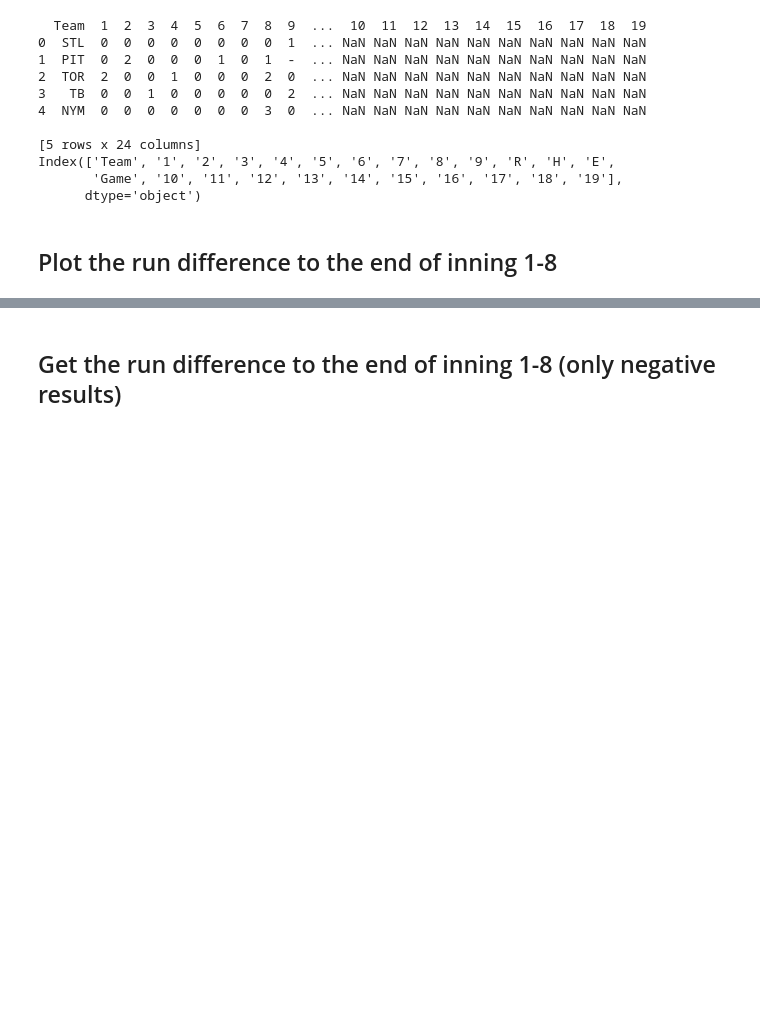
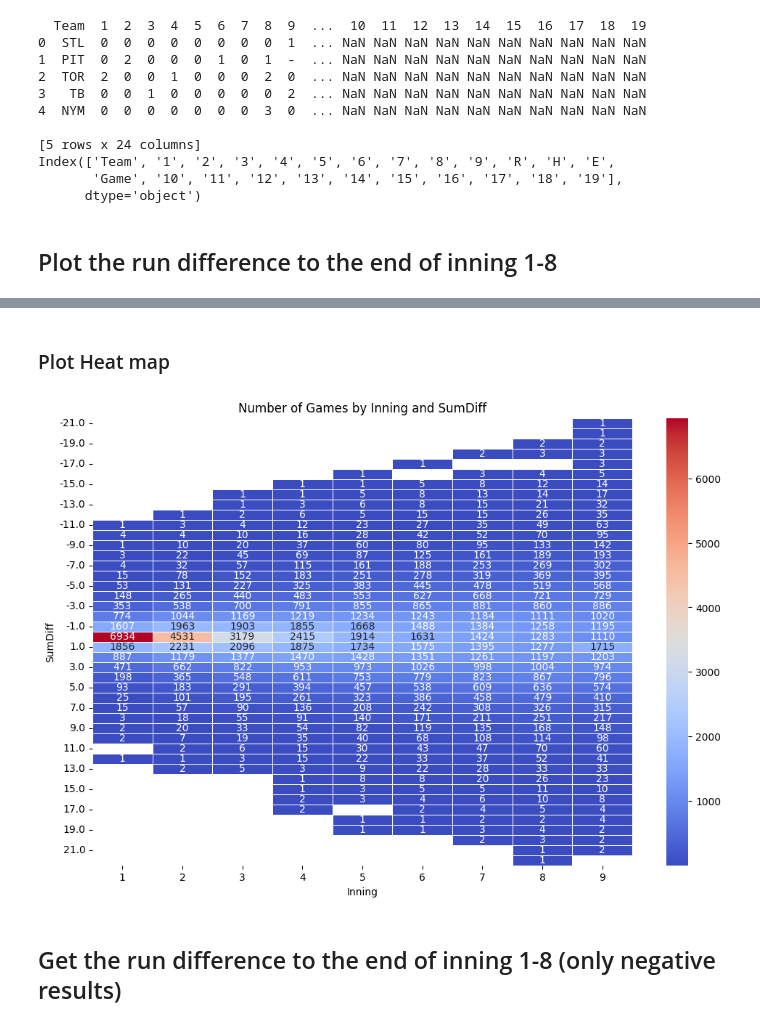
Before and after one commit to lbwei1016/Statistics-2024, a Jupyter notebook: descriptive_analysis.ipynb, the cells around one changed output, grey strips where cells are left out. Saved outputs shown, nothing was run; the diff lists cells and outputs as text; code cells hidden in the pictures; blank space fills up the shorter version.

```diff
--- a/descriptive_analysis.ipynb
+++ b/descriptive_analysis.ipynb
@@ -105,3 +108,57 @@ This block in commented for overall efficiency.
+# %% [markdown]
+### Plot Heat map
+# %%
+def sum_to_n_inning(To_which_inning: int) -> pd.Series:
+    # sum from 1st inning to 5th inning for every row
+    col_list = [str(i) for i in range(1, To_which_inning+1)]
+
+    # Convert columns to numeric type
+    data[col_list] = data[col_list].apply(pd.to_numeric, errors='coerce')
+
+    data['InningSum'] = data[col_list].sum(axis=1, numeric_only=True)
+    sum_data = data[['Team', 'Game', 'InningSum']].copy()
+
+    # print(sum_data.head(10))
+
+    # For every Game, calculate the abs difference between the two teams
+    # One Game print out one row
+    # x.diff(): home - away (lower row minus upper row)
+    sum_data.loc[:, 'SumDiff'] = sum_data.groupby('Game')['InningSum'].transform(lambda x: x.diff())
+
+    # only print distinct Game
+    diff_data = sum_data[['Game', 'SumDiff']]
+    diff_data = diff_data.dropna()
+    diff_data['Inning'] = To_which_inning
+
+    return diff_data
+
+# heatmap with x-axis as inning and y-axis as sumdiff to the end of the inning
+innings = [str(i) for i in range(1, 10)]
+sum_diff_data = []
+
+# concatenate all columns which inning is sum to
+for i in range(9):
+    sum_diff_data.append(sum_to_n_inning(i + 1))
+
+
+# Concatenate the dataframes in sum_diff_data
+concatenated_data = pd.concat(sum_diff_data)
+
+# Count the number of occurrences of each (Inning, SumDiff) pair
+count_data = concatenated_data.groupby(['Inning', 'SumDiff']).size().reset_index(name='Count')
+
+# Pivot the DataFrame to have 'Count' as values, 'Inning' as rows, and 'SumDiff' as columns
+pivot_data = count_data.pivot(index='SumDiff', columns='Inning', values='Count')
+
+# Plot heatmap
+plt.figure(figsize=(12, 8))
+sns.heatmap(pivot_data, cmap='coolwarm', annot=True, fmt=".0f", linewidths=.5)
+plt.title('Number of Games by Inning and SumDiff')
+plt.xlabel('Inning')
+plt.ylabel('SumDiff')
+plt.show()
+# %% [output]
+[figure, added]
 # %% [markdown]
 ## Get the run difference to the end of inning 1-8 (only negative results)
 # %%
```
Also changed, not shown: parts of 5 cells of this notebook.
